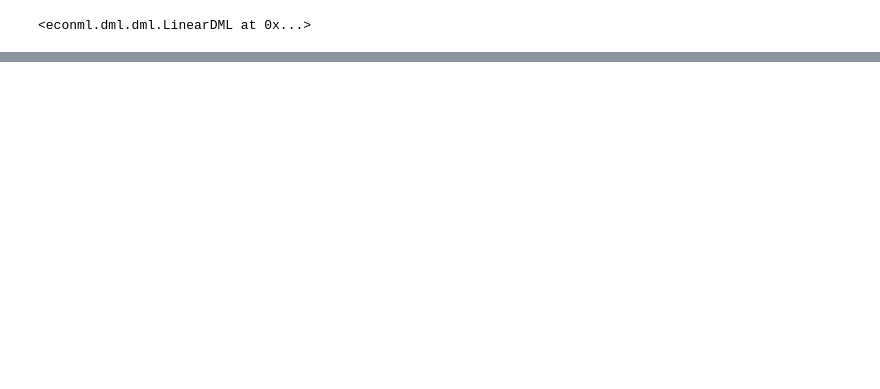
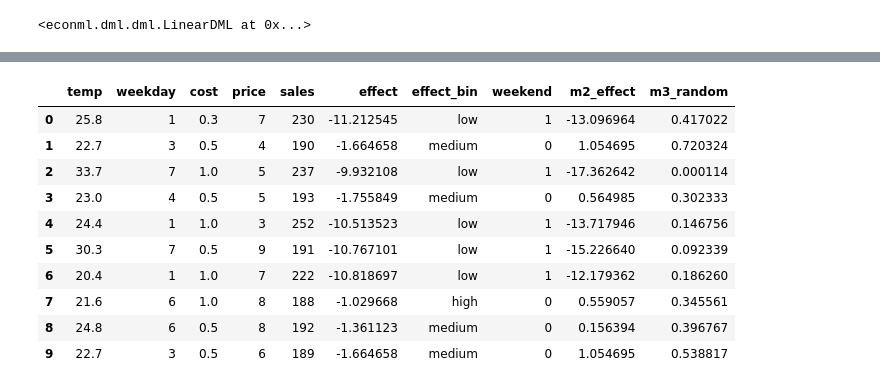
Before and after one commit to deathccino/icecream-causal, a Jupyter notebook: notebooks/02 HTE modelling.ipynb, the cells around one changed output, grey strips where cells are left out. Drawn from its saved outputs; the diff is of its cells as text; code cells hidden in the pictures; blank space fills up the shorter version.

```diff
--- a/notebooks/02 HTE modelling.ipynb
+++ b/notebooks/02 HTE modelling.ipynb
@@ -127,0 +141,5 @@ plt.tight_layout()
+# %%
+from statsmodels.formula.api import ols
+np.random.seed(1)
+m2 = ols(formula='sales ~ price*(temp + C(weekday) + cost)', data=df).fit()
+m2.summary()
@@ -127,0 +181,16 @@ plt.tight_layout()
+# %%
+df_rnd['m2_effect'] = m2.predict(df_rnd.assign(price=df_rnd['price'] + 1)) - m2.predict(df_rnd)
+df_rnd['m3_random'] = np.random.uniform(size=5000)
+df_rnd.head(10)
+# %% [output]
+|  | temp | weekday | cost | price | sales | effect | effect_bin | weekend | m2_effect | m3_random |
+| 0 | 25.8 | 1 | 0.3 | 7 | 230 | -11.212545 | low | 1 | -13.096964 | 0.417022 |
+| 1 | 22.7 | 3 | 0.5 | 4 | 190 | -1.664658 | medium | 0 | 1.054695 | 0.720324 |
+| 2 | 33.7 | 7 | 1.0 | 5 | 237 | -9.932108 | low | 1 | -17.362642 | 0.000114 |
+| 3 | 23.0 | 4 | 0.5 | 5 | 193 | -1.755849 | medium | 0 | 0.564985 | 0.302333 |
+| 4 | 24.4 | 1 | 1.0 | 3 | 252 | -10.513523 | low | 1 | -13.717946 | 0.146756 |
+| 5 | 30.3 | 7 | 0.5 | 9 | 191 | -10.767101 | low | 1 | -15.226640 | 0.092339 |
+| 6 | 20.4 | 1 | 1.0 | 7 | 222 | -10.818697 | low | 1 | -12.179362 | 0.186260 |
+| 7 | 21.6 | 6 | 1.0 | 8 | 188 | -1.029668 | high | 0 | 0.559057 | 0.345561 |
+| 8 | 24.8 | 6 | 0.5 | 8 | 192 | -1.361123 | medium | 0 | 0.156394 | 0.396767 |
+| 9 | 22.7 | 3 | 0.5 | 6 | 189 | -1.664658 | medium | 0 | 1.054695 | 0.538817 |
```
Also changed, not shown: parts of 21 cells of this notebook, 1 other file.
